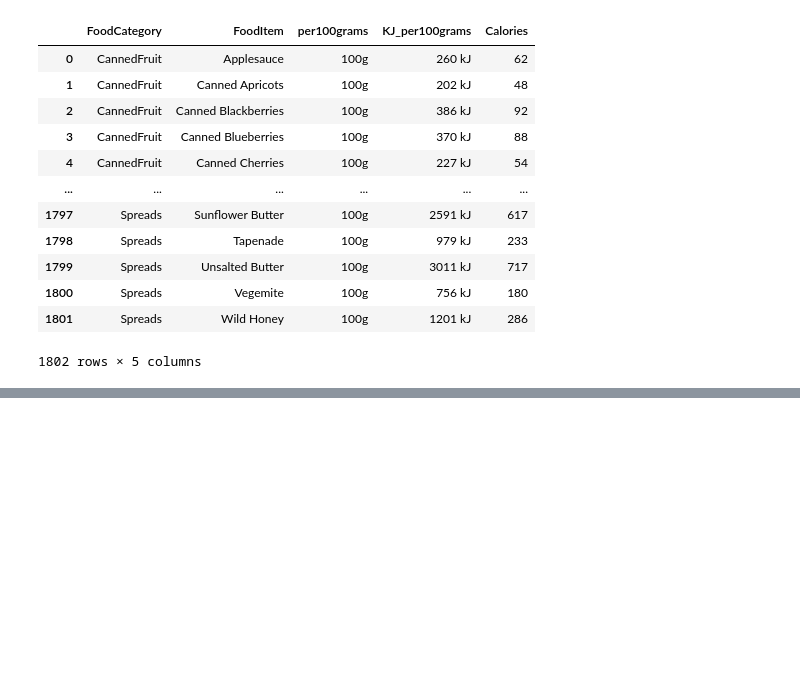
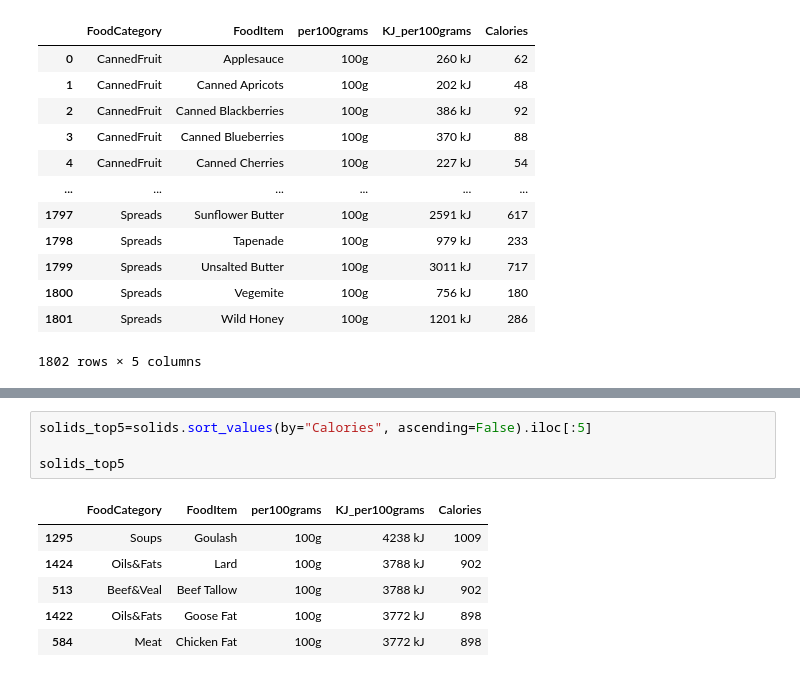
Before and after one commit to danlundh67/Python-Dan-Lund-OPA23, a Jupyter notebook: code_along/L6_pandas_basic.ipynb, the cells around one changed output, grey strips where cells are left out. Drawn from its saved outputs; the diff is of its cells as text; blank space fills up the shorter version.

```diff
--- a/code_along/L6_pandas_basic.ipynb
+++ b/code_along/L6_pandas_basic.ipynb
@@ -285,0 +303,11 @@ solids
+# %%
+solids_top5=solids.sort_values(by="Calories", ascending=False).iloc[:5]
+
+solids_top5
+# %% [output]
+|  | FoodCategory | FoodItem | per100grams | KJ_per100grams | Calories |
+| 1295 | Soups | Goulash | 100g | 4238 kJ | 1009 |
+| 1424 | Oils&Fats | Lard | 100g | 3788 kJ | 902 |
+| 513 | Beef&Veal | Beef Tallow | 100g | 3788 kJ | 902 |
+| 1422 | Oils&Fats | Goose Fat | 100g | 3772 kJ | 898 |
+| 584 | Meat | Chicken Fat | 100g | 3772 kJ | 898 |
```
Also changed, not shown: parts of 5 cells of this notebook.
